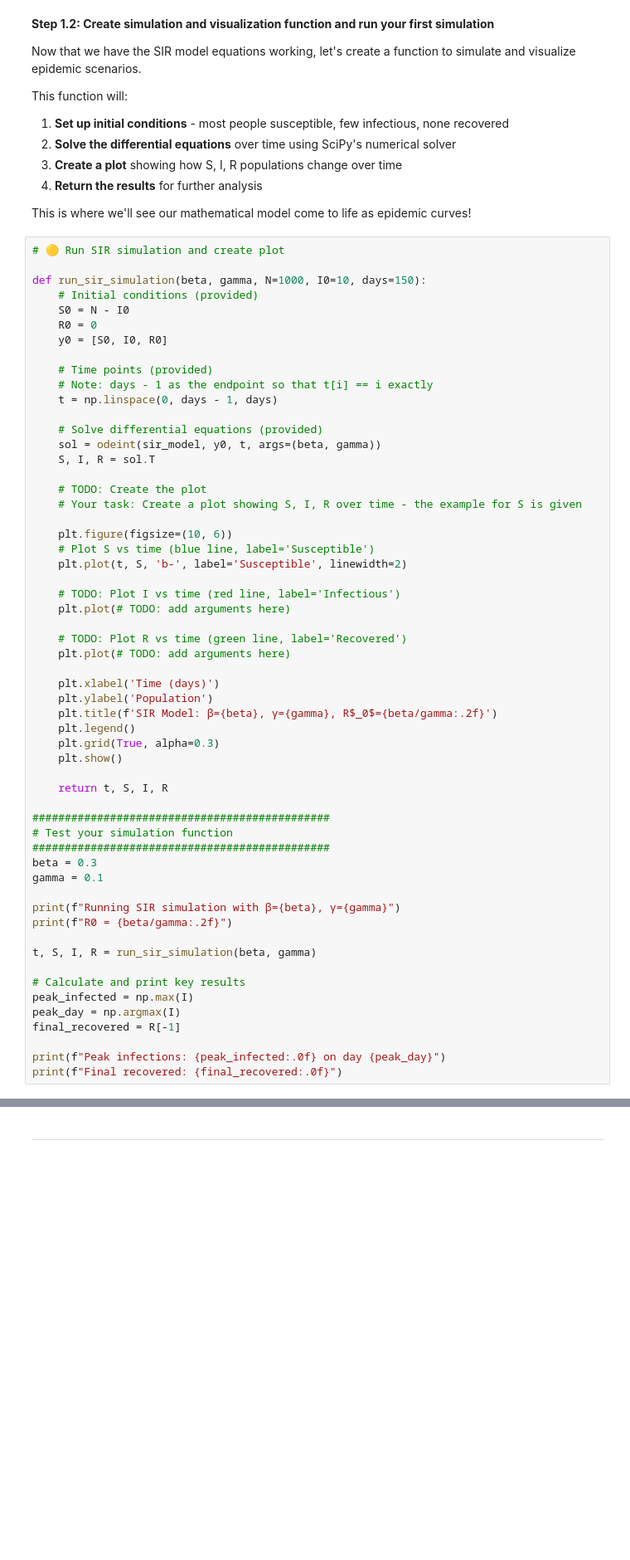
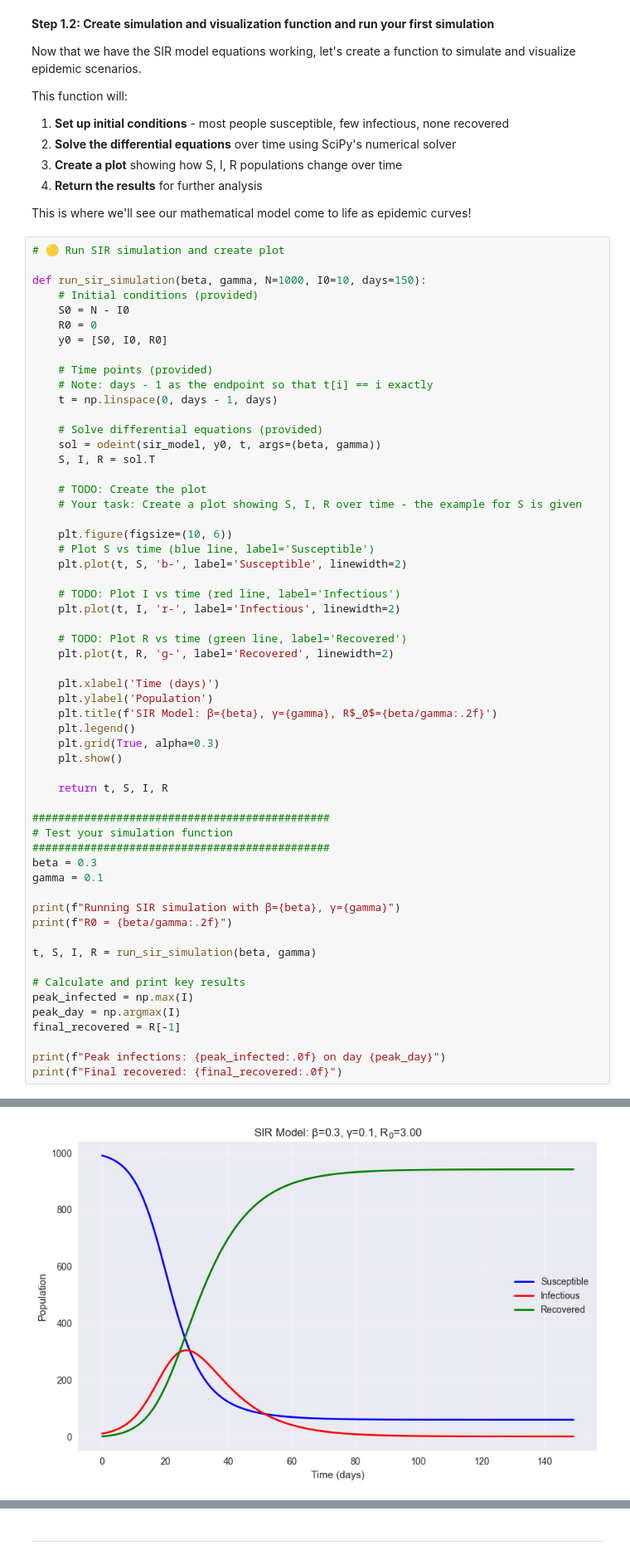
Before and after one commit to vujkacha/MSMBS-Group-1, a Jupyter notebook: analysis.ipynb, the cells around one changed output, grey strips where cells are left out. Shown at 83% size. Saved outputs shown, nothing was run; the diff lists cells and outputs as text; blank space fills up the shorter version.

```diff
--- a/analysis.ipynb
+++ b/analysis.ipynb
@@ -123,10 +127,10 @@ def run_sir_simulation(beta, gamma, N=1000, I0=10, days=150):
     plt.plot(t, S, 'b-', label='Susceptible', linewidth=2)
 
     # TODO: Plot I vs time (red line, label='Infectious')
-    plt.plot(# TODO: add arguments here)
+    plt.plot(t, I, 'r-', label='Infectious', linewidth=2)
 
     # TODO: Plot R vs time (green line, label='Recovered')
-    plt.plot(# TODO: add arguments here)
+    plt.plot(t, R, 'g-', label='Recovered', linewidth=2)
 
     plt.xlabel('Time (days)')
     plt.ylabel('Population')
@@ -155,3 +159,4 @@ final_recovered = R[-1]
 
 print(f"Peak infections: {peak_infected:.0f} on day {peak_day}")
 print(f"Final recovered: {final_recovered:.0f}")
+# %% [output]
@@ -157,0 +165 @@ print(f"Final recovered: {final_recovered:.0f}")
+[figure, added]
```
Also changed, not shown: parts of 3 cells of this notebook.
